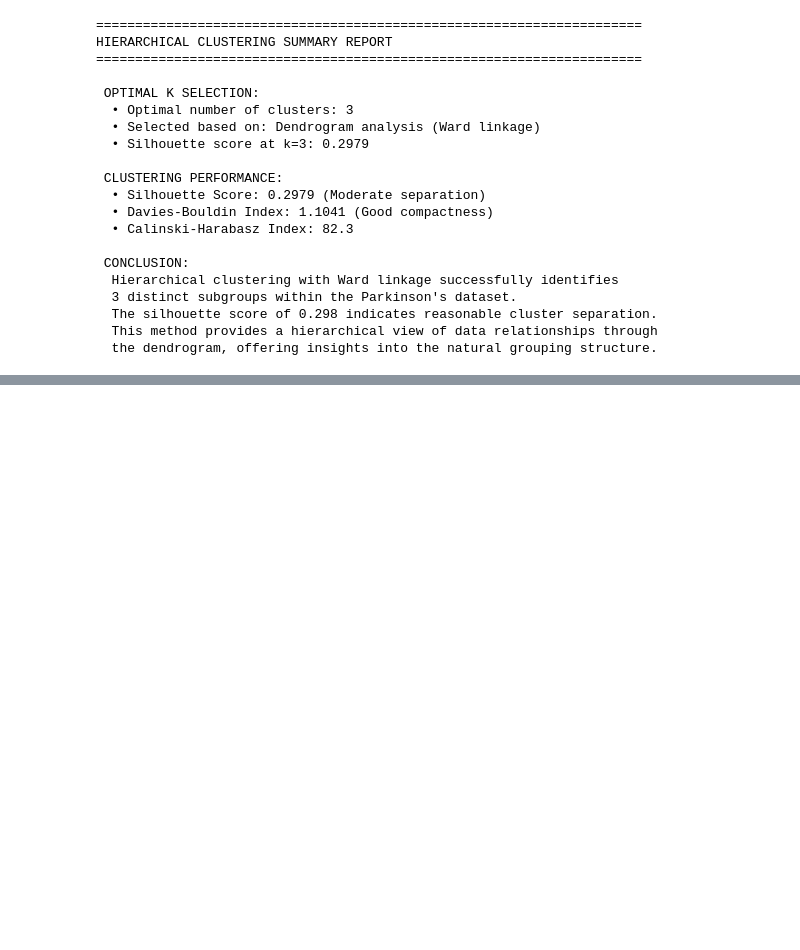
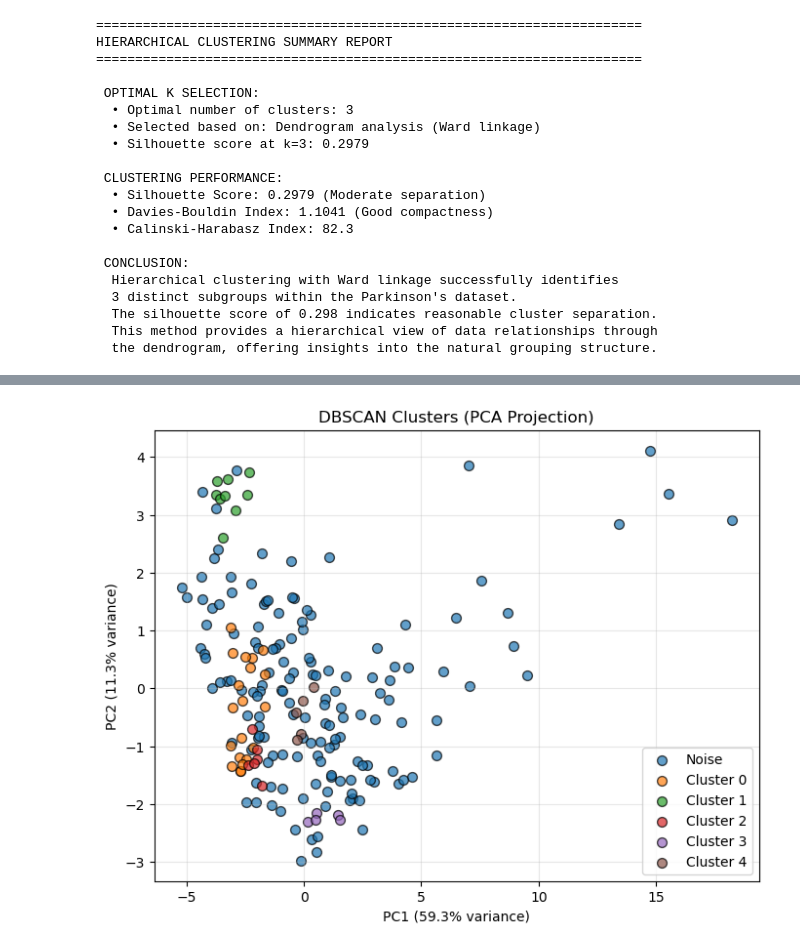
Before and after one commit to TashyLela/Parkinson-s-Disease-Classification-Project, a Jupyter notebook: notebooks/Data Preprocessing.ipynb, the cells around one changed output, grey strips where cells are left out. Cells and saved outputs as stored; diff of their text form; code cells hidden in the pictures; blank space fills up the shorter version.

Commit message:
DBSCAN

```diff
--- a/notebooks/Data Preprocessing.ipynb
+++ b/notebooks/Data Preprocessing.ipynb
@@ -631,3 +631,101 @@ HIERARCHICAL CLUSTERING SUMMARY REPORT
   The silhouette score of 0.298 indicates reasonable cluster separation.
   This method provides a hierarchical view of data relationships through
   the dendrogram, offering insights into the natural grouping structure.
+# %%
+import numpy as np
+from sklearn.cluster import DBSCAN
+from sklearn.metrics import silhouette_score, davies_bouldin_score, calinski_harabasz_score
+from sklearn.decomposition import PCA
+
+print("\nSTEP 1: DBSCAN parameter sweep to identify a stable eps")
+
+try:
+    actual_labels
+except NameError:
+    actual_labels = df['status'].values
+
+try:
+    X_pca
+    explained_variance
+except NameError:
+    pca = PCA(n_components=2)
+    X_pca = pca.fit_transform(X_scaled_df)
+    explained_variance = pca.explained_variance_ratio_
+
+eps_values = np.arange(0.3, 1.6, 0.1)
+results = []
+for eps in eps_values:
+    dbscan_model = DBSCAN(eps=eps, min_samples=5, metric='euclidean')
+    labels_dbscan = dbscan_model.fit_predict(X_scaled_df)
+    n_clusters = len(set(labels_dbscan)) - (1 if -1 in labels_dbscan else 0)
+    n_noise = np.sum(labels_dbscan == -1)
+    sil_score = np.nan
+    if n_clusters > 1:
+        sil_score = silhouette_score(X_scaled_df, labels_dbscan)
+    results.append((eps, n_clusters, n_noise, sil_score))
+
+results_df = pd.DataFrame(results, columns=['eps', 'n_clusters', 'n_noise', 'silhouette'])
+print(results_df.to_string(index=False))
+
+best = results_df.loc[results_df['n_clusters'] > 1].sort_values(['silhouette', 'n_clusters'], ascending=[False, False]).head(1)
+if not best.empty:
+    best_eps = best['eps'].values[0]
+else:
+    best_eps = 0.8
+    print("\nNo stable eps found with more than one cluster; defaulting to eps=0.8")
+
+print(f"\nSelected eps for final DBSCAN: {best_eps}")
+
+# Fit final DBSCAN model
+final_dbscan = DBSCAN(eps=best_eps, min_samples=5, metric='euclidean')
+final_labels = final_dbscan.fit_predict(X_scaled_df)
+
+n_clusters_dbscan = len(set(final_labels)) - (1 if -1 in final_labels else 0)
+noise_count = np.sum(final_labels == -1)
+print(f"\nDBSCAN found {n_clusters_dbscan} clusters and {noise_count} noise points.")
+
+if n_clusters_dbscan > 1:
+    sil_dbscan = silhouette_score(X_scaled_df, final_labels)
+    dbi_dbscan = davies_bouldin_score(X_scaled_df, final_labels)
+    chi_dbscan = calinski_harabasz_score(X_scaled_df, final_labels)
+    print(f"Silhouette Score: {sil_dbscan:.4f}")
+    print(f"Davies-Bouldin Index: {dbi_dbscan:.4f}")
+    print(f"Calinski-Harabasz Index: {chi_dbscan:.2f}")
+else:
+    sil_dbscan = dbi_dbscan = chi_dbscan = np.nan
+    print("DBSCAN did not identify more than one cluster; metric scores are not defined.")
+
+# Visualize DBSCAN in PCA space
+plt.figure(figsize=(8,6))
+unique_labels = np.unique(final_labels)
+palette = sns.color_palette('tab10', len(unique_labels))
+for label, color in zip(unique_labels, palette):
+    mask = final_labels == label
+    label_name = 'Noise' if label == -1 else f'Cluster {label}'
+    plt.scatter(X_pca[mask,0], X_pca[mask,1], c=[color], label=label_name, s=50, alpha=0.7, edgecolors='k')
+
+plt.title('DBSCAN Clusters (PCA Projection)')
+plt.xlabel(f'PC1 ({explained_variance[0]*100:.1f}% variance)')
+plt.ylabel(f'PC2 ({explained_variance[1]*100:.1f}% variance)')
+plt.legend()
+plt.grid(True, alpha=0.3)
+plt.show()
+
+# Report cluster composition
+print("\nDBSCAN cluster composition:")
+for label in unique_labels:
+    mask = final_labels == label
+    label_name = 'Noise' if label == -1 else f'Cluster {label}'
+    print(f"  • {label_name}: {mask.sum()} samples")
+
+if n_clusters_dbscan > 0:
+    print("\nClass composition within DBSCAN clusters:")
+    for label in sorted(set(final_labels)):
+        if label == -1:
+            continue
+        mask = final_labels == label
+        parkinson_count = (actual_labels[mask] == 1).sum()
+        healthy_count = (actual_labels[mask] == 0).sum()
+        percentage = parkinson_count / mask.sum() * 100 if mask.sum() > 0 else 0
+        print(f"    Cluster {label}: {mask.sum()} samples | Healthy={healthy_count} | Parkinson's={parkinson_count} | {percentage:.1f}% PD")
+# %% [output]
@@ -633,0 +749 @@ HIERARCHICAL CLUSTERING SUMMARY REPORT
+[figure, added]
```
Also changed, not shown: parts of 2 cells of this notebook.
